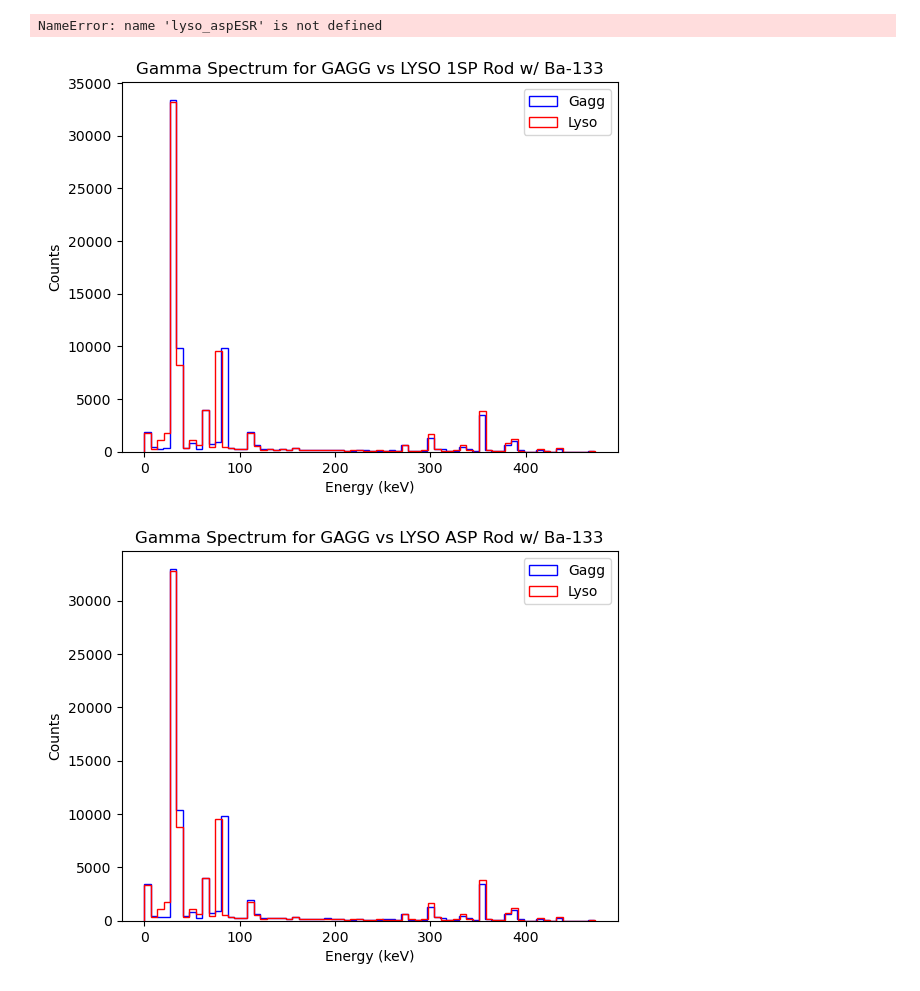
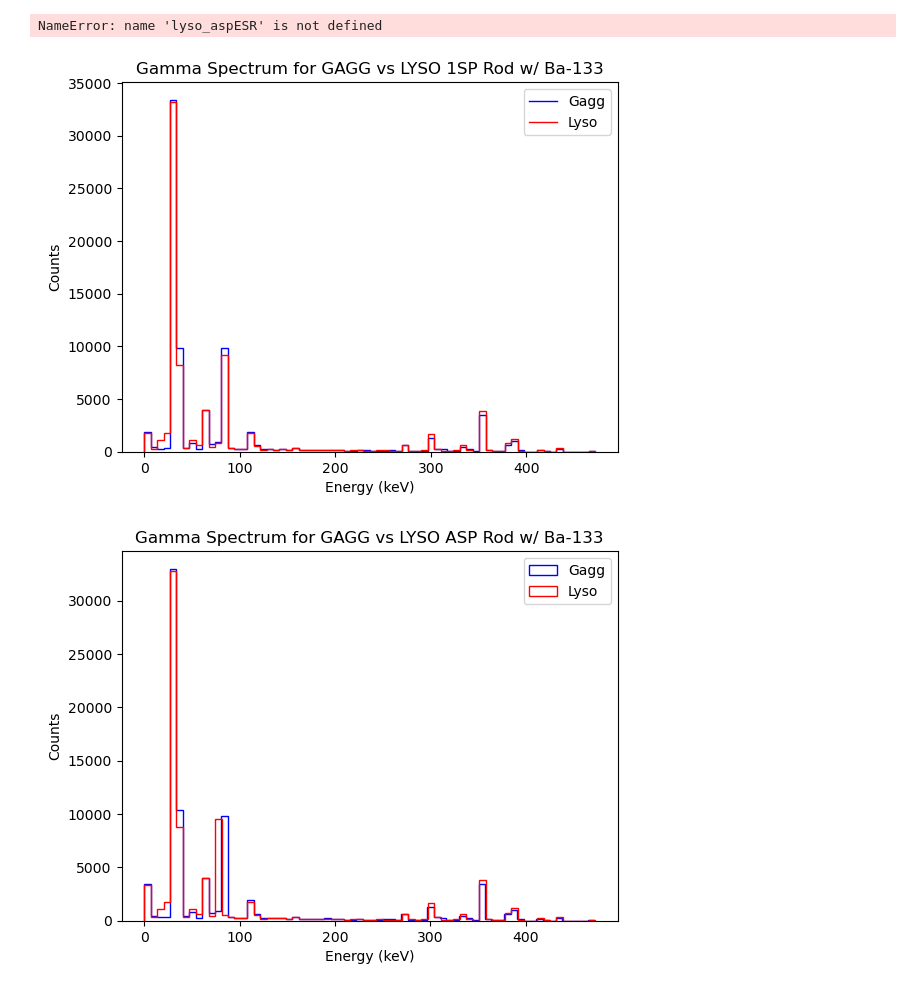
Before and after one commit to ChrisG0407/impish-project, a Jupyter notebook: xray-spectrum.ipynb, the cells around one changed output. Drawn from its saved outputs; the diff is of its cells as text; code cells hidden in the pictures.

```diff
--- a/xray-spectrum.ipynb
+++ b/xray-spectrum.ipynb
@@ -567,15 +653,22 @@ crystal_data("lyso_aspESR", "/home/argo/IMPISH/Data/gagg-asp-run1-2024-06-18-15:
 [81682 rows x 2 columns]
 NameError: name 'lyso_aspESR' is not defined
 # %%
-plt.hist(gdf1sp1['Energy'], bins = 70, histtype = 'step', edgecolor = 'blue', label = 'Gagg')
-plt.hist(ldf1['Energy'], bins = 70, histtype = 'step', edgecolor = 'red', label = 'Lyso')
+gagg_histogram, gagg_bins = np.histogram(gdf1sp1['Energy'], bins=70)
+
+plt.stairs(gagg_histogram, gagg_bins, edgecolor='blue', label='Gagg')
+
+lyso_histogram, _ = np.histogram(ldf1['Energy'], bins=gagg_bins)
+plt.stairs(lyso_histogram, gagg_bins, edgecolor='red', label='Lyso')
+
+#plt.hist(gdf1sp1['Energy'], bins = 70, histtype = 'step', edgecolor = 'blue', label = 'Gagg')
+#plt.hist(ldf1['Energy'], bins = 70, histtype = 'step', edgecolor = 'red', label = 'Lyso')
 
 plt.xlabel('Energy (keV)')
 plt.ylabel('Counts')
 plt.legend()
 plt.title('Gamma Spectrum for GAGG vs LYSO 1SP Rod w/ Ba-133')
 
 plt.show()
 # %% [output]
-[figure, old version]
+[figure, new version]
 # %%
```
Also changed, not shown: parts of 10 cells of this notebook.
